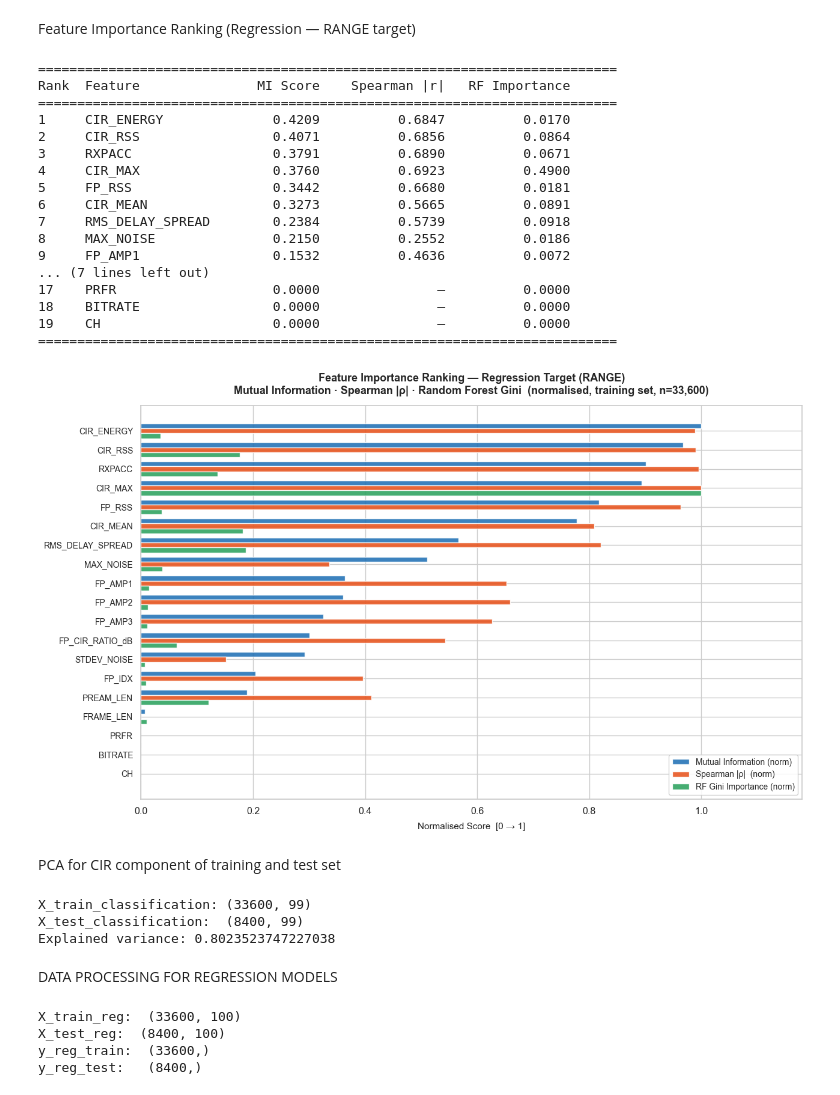
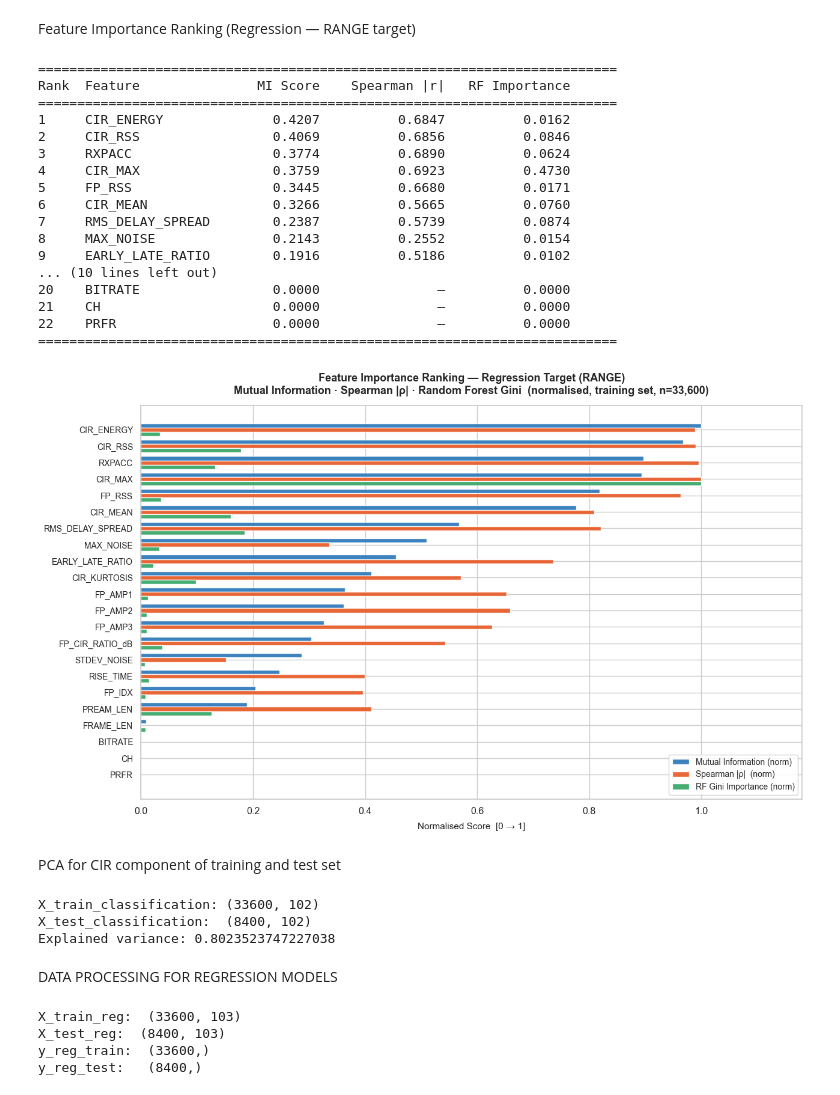
Before and after one commit to wymenlim/CSC3105, a Jupyter notebook: code/preprocessing.ipynb, the cells around one changed output. Drawn from its saved outputs; the diff is of its cells as text; code cells hidden in the pictures.

```diff
--- a/code/preprocessing.ipynb
+++ b/code/preprocessing.ipynb
@@ -111,7 +111,9 @@ Duplicates: 0
 # %% [markdown]
 feature engineering
 # %%
-# FP “power” aggregate
+from scipy.stats import kurtosis as sp_kurtosis
+
+# FP "power" aggregate
 df["FP_POWER"] = (df["FP_AMP1"]**2 + df["FP_AMP2"]**2 + df["FP_AMP3"]**2)
 
 # Simple CIR summary stats (fast, useful)
@@ -132,6 +134,18 @@ df["FP_RSS"]  = 10 * np.log10(df["FP_POWER"]  / (df["RXPACC"]**2) + 1e-9)
 df["CIR_RSS"] = 10 * np.log10(df["CIR_PWR"] * 2**17 / (df["RXPACC"]**2) + 1e-9)
 df["FP_CIR_RATIO_dB"] = df["FP_RSS"] - df["CIR_RSS"]
 
+# Rise time: distance from first path to CIR peak (NLOS → larger rise time)
+peak_idx = np.argmax(cir, axis=1)
+df["RISE_TIME"] = peak_idx - LEAD
+
+# CIR kurtosis: LOS → sharp spike (high), NLOS → spread (low)
+df["CIR_KURTOSIS"] = sp_kurtosis(cir, axis=1, fisher=True)
+
+# Early-late energy ratio: NLOS has proportionally more late energy
+mid = WINDOW_SIZE // 2
+early_energy = (cir[:, :mid] ** 2).sum(axis=1)
+late_energy  = (cir[:, mid:] ** 2).sum(axis=1)
+df["EARLY_LATE_RATIO"] = 10 * np.log10(early_energy / (late_energy + 1e-9))
 
 df
 # %% [output]
@@ -158,20 +172,21 @@ non_cir_features = [
     "FP_IDX","FP_AMP1","FP_AMP2","FP_AMP3",
     "STDEV_NOISE","MAX_NOISE","RXPACC","CH",
     "FRAME_LEN","PREAM_LEN","BITRATE","PRFR",
-    "CIR_MEAN","CIR_MAX","CIR_ENERGY", "RMS_DELAY_SPREAD","FP_RSS","CIR_RSS","FP_CIR_RATIO_dB"
+    "CIR_MEAN","CIR_MAX","CIR_ENERGY", "RMS_DELAY_SPREAD","FP_RSS","CIR_RSS","FP_CIR_RATIO_dB",
+    "RISE_TIME","CIR_KURTOSIS","EARLY_LATE_RATIO"
 ]
 
-X_non_cir = df[non_cir_features].to_numpy()   # (42000, 19)
+X_non_cir = df[non_cir_features].to_numpy()   # (42000, 22)
 X_cir     = df[cir_cols].to_numpy()            # (42000, 200)
-X_raw     = np.hstack([X_non_cir, X_cir])      # (42000, 219)
+X_raw     = np.hstack([X_non_cir, X_cir])      # (42000, 222)
 
 X_train_raw, X_test_raw, y_train, y_test, y_reg_train, y_reg_test = train_test_split(
       X_raw, y_classification, y_regression,
       test_size=0.2, random_state=42, stratify=y_classification
   )
 
-print(f"Train: {X_train_raw.shape}")   # (33600, 219)
-print(f"Test:  {X_test_raw.shape}")    # (8400, 219)
-print(f"y_reg_train:  {y_reg_train.shape}")    # (33600,)
-print(f"y_reg_test:   {y_reg_test.shape}")     # (8400,)
+print(f"Train: {X_train_raw.shape}")
+print(f"Test:  {X_test_raw.shape}")
+print(f"y_reg_train:  {y_reg_train.shape}")
+print(f"y_reg_test:   {y_reg_test.shape}")
 # %% [output]
@@ -189,9 +204,11 @@ from scipy.stats import spearmanr
 import matplotlib.pyplot as plt
 import seaborn as sns
 
+n_non_cir = len(non_cir_features)
+
 # Training set only — never touch test data during preprocessing decisions
-X_fi = X_train_raw[:, :19]   # (33600, 19)
-y_fi = y_train                # (33600,)
+X_fi = X_train_raw[:, :n_non_cir]
+y_fi = y_train
 
 # ── 1. Mutual Information ──────────────────────────────────────────────────────
 # Discrete hardware-config features must use the exact discrete entropy estimator,
@@ -306,8 +323,10 @@ Feature Importance Ranking (Regression — RANGE target)
 from sklearn.feature_selection import mutual_info_regression
 from sklearn.ensemble import RandomForestRegressor
 
-X_fi = X_train_raw[:, :19]   # (33600, 19)
-y_fi_reg = y_reg_train               # (33600,)
+n_non_cir = len(non_cir_features)
+
+X_fi = X_train_raw[:, :n_non_cir]
+y_fi_reg = y_reg_train
 
 # Same discrete mask as the classification cell
 discrete_features_set = {"CH", "FRAME_LEN", "PREAM_LEN", "BITRATE", "PRFR"}
@@ -368,47 +387,47 @@ features_sorted = fi_reg_df["Feature"].tolist()[::-1]
 mi_norm  = fi_reg_df["MI (norm)"].tolist()[::-1]
 sp_norm  = fi_reg_df["Spearman (norm)"].tolist()[::-1]
 rf_norm  = fi_reg_df["RF (norm)"].tolist()[::-1]
 
 y_pos = np.arange(len(fi_reg_df))
 h     = 0.26
 
 ax.barh(y_pos + h, mi_norm, h, color="#2171B5", alpha=0.88, label="Mutual Information (norm)")
 ax.barh(y_pos,     sp_norm, h, color="#E8541E", alpha=0.88, label="Spearman |ρ|  (norm)")
 ax.barh(y_pos - h, rf_norm, h, color="#2CA25F", alpha=0.88, label="RF Gini Importance (norm)")
 
 ax.set_yticks(y_pos)
 ax.set_yticklabels(features_sorted, fontsize=10)
 ax.set_xlabel("Normalised Score  [0 → 1]", fontsize=11, labelpad=8)
 ax.set_xlim(0, 1.18)
 ax.set_title(
     "Feature Importance Ranking — Regression Target (RANGE)\n"
     "Mutual Information · Spearman |ρ| · Random Forest Gini  "
     f"(normalised, training set, n={len(X_fi):,})",
     fontsize=13, fontweight="bold", pad=14,
 )
 ax.legend(loc="lower right", framealpha=0.88, fontsize=10)
 
 plt.tight_layout()
 plt.show()
 # %% [output]
 ==========================================================================
 Rank  Feature               MI Score    Spearman |r|   RF Importance
 ==========================================================================
-1     CIR_ENERGY              0.4209          0.6847          0.0170
-2     CIR_RSS                 0.4071          0.6856          0.0864
-3     RXPACC                  0.3791          0.6890          0.0671
-4     CIR_MAX                 0.3760          0.6923          0.4900
-5     FP_RSS                  0.3442          0.6680          0.0181
-6     CIR_MEAN                0.3273          0.5665          0.0891
-7     RMS_DELAY_SPREAD        0.2384          0.5739          0.0918
-8     MAX_NOISE               0.2150          0.2552          0.0186
-9     FP_AMP1                 0.1532          0.4636          0.0072
-... (7 lines left out)
-17    PRFR                    0.0000               —          0.0000
-18    BITRATE                 0.0000               —          0.0000
-19    CH                      0.0000               —          0.0000
+1     CIR_ENERGY              0.4207          0.6847          0.0162
+2     CIR_RSS                 0.4069          0.6856          0.0846
+3     RXPACC                  0.3774          0.6890          0.0624
+4     CIR_MAX                 0.3759          0.6923          0.4730
+5     FP_RSS                  0.3445          0.6680          0.0171
+6     CIR_MEAN                0.3266          0.5665          0.0760
+7     RMS_DELAY_SPREAD        0.2387          0.5739          0.0874
+8     MAX_NOISE               0.2143          0.2552          0.0154
+9     EARLY_LATE_RATIO        0.1916          0.5186          0.0102
+... (10 lines left out)
+20    BITRATE                 0.0000               —          0.0000
+21    CH                      0.0000               —          0.0000
+22    PRFR                    0.0000               —          0.0000
 ==========================================================================
-[figure, old version]
+[figure, new version]
 # %% [markdown]
 PCA for CIR component of training and test set
 # %%
@@ -444,8 +463,8 @@ print(f"X_train_classification: {X_train_classification.shape}")
 print(f"X_test_classification:  {X_test_classification.shape}")
 print("Explained variance:", preprocessor.named_transformers_['cir']['pca'].explained_variance_ratio_.sum())
 # %% [output]
-X_train_classification: (33600, 99)
-X_test_classification:  (8400, 99)
+X_train_classification: (33600, 102)
+X_test_classification:  (8400, 102)
 Explained variance: 0.8023523747227038
 # %% [markdown]
 DATA PROCESSING FOR REGRESSION MODELS
@@ -458,7 +477,7 @@ print(f"X_test_reg:  {X_test_reg.shape}")   # (8400, 100)
 print(f"y_reg_train:  {y_reg_train.shape}")    # (33600,)
 print(f"y_reg_test:   {y_reg_test.shape}")     # (8400,)
 # %% [output]
-X_train_reg:  (33600, 100)
-X_test_reg:  (8400, 100)
+X_train_reg:  (33600, 103)
+X_test_reg:  (8400, 103)
 y_reg_train:  (33600,)
 y_reg_test:   (8400,)
```
Also changed, not shown: parts of 3 cells of this notebook.
